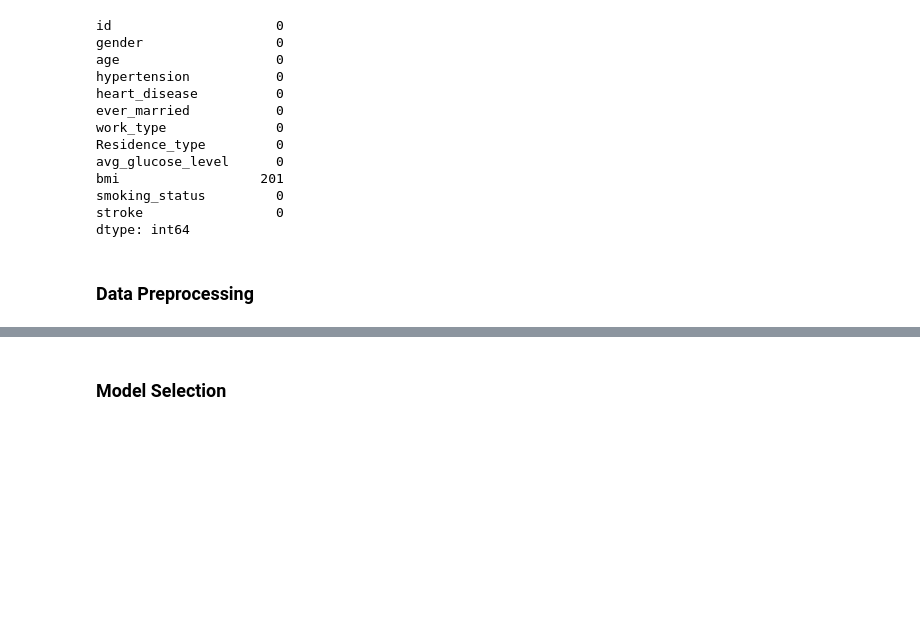
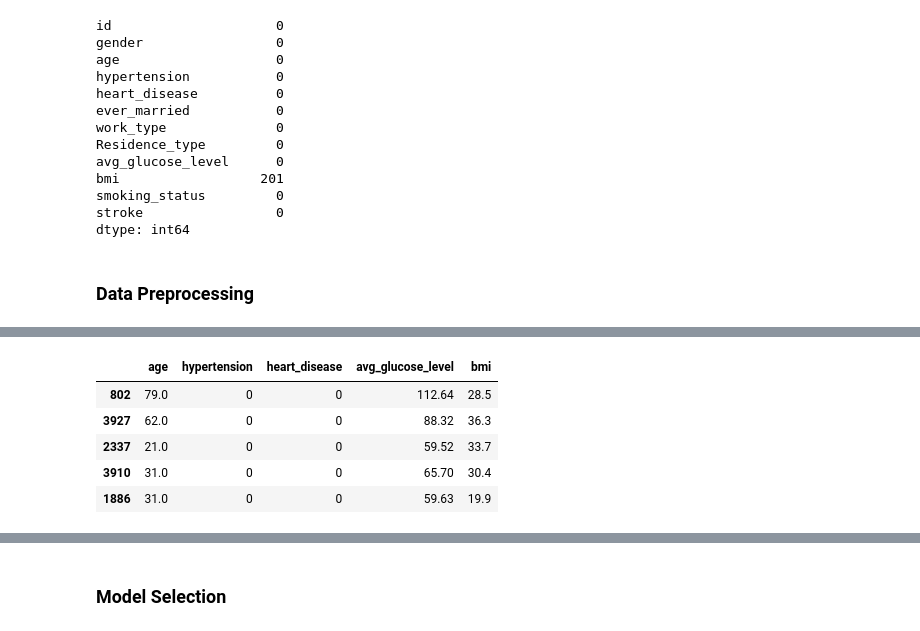
Before and after one commit to Tylikestocode/Machine-Learning, a Jupyter notebook: Stroke_Prediction/StrokePrediction.ipynb, the cells around one changed output, grey strips where cells are left out. Drawn from its saved outputs; the diff is of its cells as text; code cells hidden in the pictures; blank space fills up the shorter version.

```diff
--- a/Stroke_Prediction/StrokePrediction.ipynb
+++ b/Stroke_Prediction/StrokePrediction.ipynb
@@ -80,0 +166,11 @@ dtype: int64
+# %%
+scalar = RobustScaler()
+num_data = X_train.select_dtypes(['int64', 'float64'])
+num_data.head()
+# %% [output]
+|  | age | hypertension | heart_disease | avg_glucose_level | bmi |
+| 802 | 79.0 | 0 | 0 | 112.64 | 28.5 |
+| 3927 | 62.0 | 0 | 0 | 88.32 | 36.3 |
+| 2337 | 21.0 | 0 | 0 | 59.52 | 33.7 |
+| 3910 | 31.0 | 0 | 0 | 65.70 | 30.4 |
+| 1886 | 31.0 | 0 | 0 | 59.63 | 19.9 |
```
Also changed, not shown: parts of 22 cells of this notebook, 2 other files.
